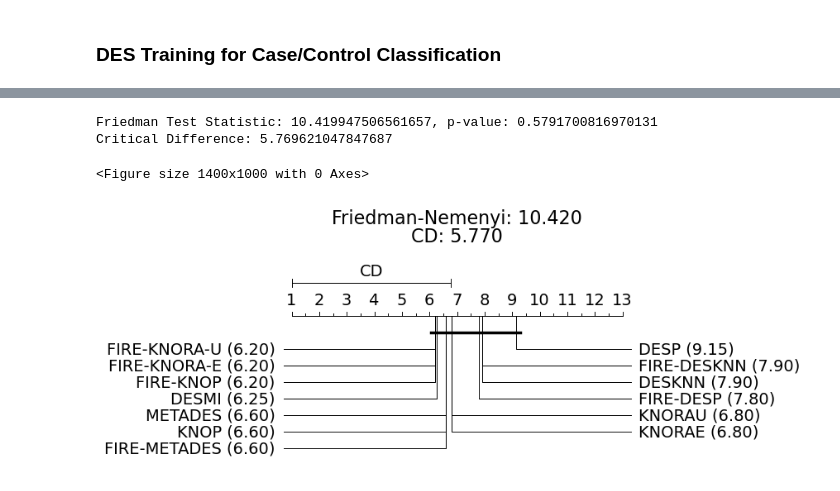
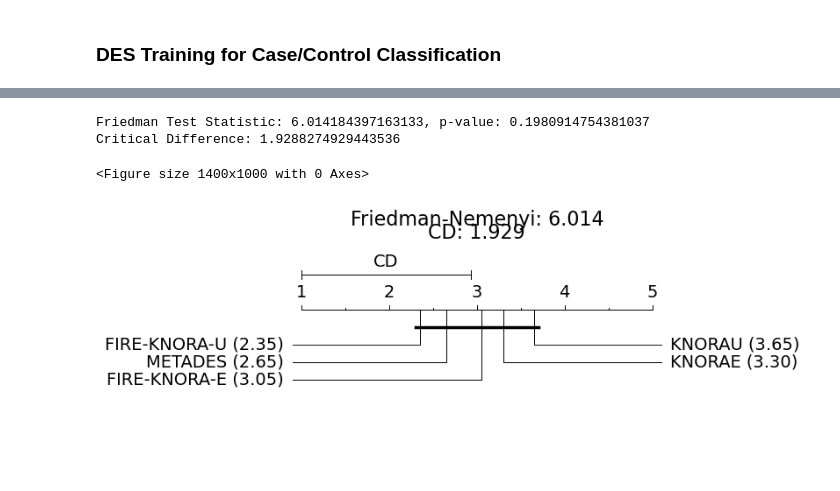
Before and after one commit to InfoLab-SKKU/Explainable-Ensemble-Hypoglycemia, a Jupyter notebook: code/detectionLayer (1).ipynb, the cells around one changed output, grey strips where cells are left out. Drawn from its saved outputs; the diff is of its cells as text; code cells hidden in the pictures; blank space fills up the shorter version.

```diff
--- a/code/detectionLayer (1).ipynb
+++ b/code/detectionLayer (1).ipynb
@@ -703,7 +703,7 @@ for random_state in range(10):
 
     corr_mat = corr_df.corr()
     target_correlation = corr_mat['target'].drop('target')
-    top_features = target_correlation.abs().sort_values(ascending=False).head(200).index.tolist()
+    top_features = target_correlation.abs().sort_values(ascending=False).head(100).index.tolist()
 
     # Only take top features
     X_res_fi = X_res[top_features]
@@ -1456,36 +1576,66 @@ FIRE-KNOP - Accuracy: 0.7911 ± 0.0392, Precision: 0.7961 ± 0.0396, Recall: 0.7
 /home/researchsrv1/clement/DES4DepressionTest/code/bonk.svg
 # %%
-df = pd.DataFrame(accuracy_scores)
-scores = [df[col].values for col in df.columns]
+# Filter out empty or invalid results before creating DataFrame
+valid_accuracy_scores = {}
+for clf_name, scores_list in accuracy_scores.items():
+    if scores_list and len(scores_list) > 0:  # Check if list is not empty
+        # Filter out NaN and 0 values
+        valid_scores = [score for score in scores_list if score != 0 and not np.isnan(score)]
+        if len(valid_scores) > 0:  # Only include if we have valid scores
+            valid_accuracy_scores[clf_name] = valid_scores
 
-stat, p = friedmanchisquare(*scores)
-print(f'Friedman Test Statistic: {stat}, p-value: {p}')
+# Check if we have any valid results
+if not valid_accuracy_scores:
+    print("No valid accuracy scores found for any classifier")
+else:
+    # Find the minimum length among all valid results
+    min_length = min(len(scores) for scores in valid_accuracy_scores.values())
 
-ranks = df.rank(axis=1, method='average', ascending=False)
-average_ranks = ranks.mean().values
+    # Truncate all lists to the minimum length
+    truncated_scores = {}
+    for clf_name, scores_list in valid_accuracy_scores.items():
+        truncated_scores[clf_name] = scores_list[:min_length]
 
-n_datasets = df.shape[0]
-alpha = 0.05
+    # Create DataFrame with truncated scores
+    df = pd.DataFrame(truncated_scores)
 
-cd = compute_CD(average_ranks, n_datasets, alpha='0.05')
-print(f'Critical Difference: {cd}')
+    if df.empty:
+        print("No valid data available for statistical analysis")
+    else:
+        scores = [df[col].values for col in df.columns]
 
-classifiers = [f"{clf} ({rank:.2f})" for clf, rank in zip(df.columns, average_ranks)]
+        # Perform Friedman test only if we have more than one classifier
+        if len(scores) > 1:
+            stat, p = friedmanchisquare(*scores)
+            print(f'Friedman Test Statistic: {stat}, p-value: {p}')
 
-plt.figure(figsize=(14, 10))
+            ranks = df.rank(axis=1, method='average', ascending=False)
+            average_ranks = ranks.mean().values
 
-graph_ranks(average_ranks, classifiers, cd=cd, width=6, textspace=1)
-plt.xlabel('Classifiers')
+            n_datasets = df.shape[0]
+            alpha = 0.05
 
-plt.text(0.5, 1.19, f'Friedman-Nemenyi: {stat:.3f}', horizontalalignment='center', transform=plt.gca().transAxes, fontsize=16)
-plt.text(0.5, 1.10, f'CD: {cd:.3f}', horizontalalignment='center', transform=plt.gca().transAxes, fontsize=16)
+            cd = compute_CD(average_ranks, n_datasets, alpha='0.05')
+            print(f'Critical Difference: {cd}')
 
-plt.tight_layout()
+            classifiers = [f"{clf} ({rank:.2f})" for clf, rank in zip(df.columns, average_ranks)]
+
+            plt.figure(figsize=(14, 10))
+
+            graph_ranks(average_ranks, classifiers, cd=cd, width=6, textspace=1)
+            plt.xlabel('Classifiers')
+
+            plt.text(0.5, 1.19, f'Friedman-Nemenyi: {stat:.3f}', horizontalalignment='center', transform=plt.gca().transAxes, fontsize=16)
+            plt.text(0.5, 1.10, f'CD: {cd:.3f}', horizontalalignment='center', transform=plt.gca().transAxes, fontsize=16)
+
+            plt.tight_layout()
+        else:
+            print("Need at least 2 classifiers for statistical comparison")
 # %% [output]
-Friedman Test Statistic: 10.419947506561657, p-value: 0.5791700816970131
-Critical Difference: 5.769621047847687
+Friedman Test Statistic: 6.014184397163133, p-value: 0.1980914754381037
+Critical Difference: 1.9288274929443536
 <Figure size 1400x1000 with 0 Axes>
-[figure, old version]
+[figure, new version]
 # %%
 import pandas as pd
 import numpy as np
```
Also changed, not shown: parts of 14 cells of this notebook, 16 other files.
